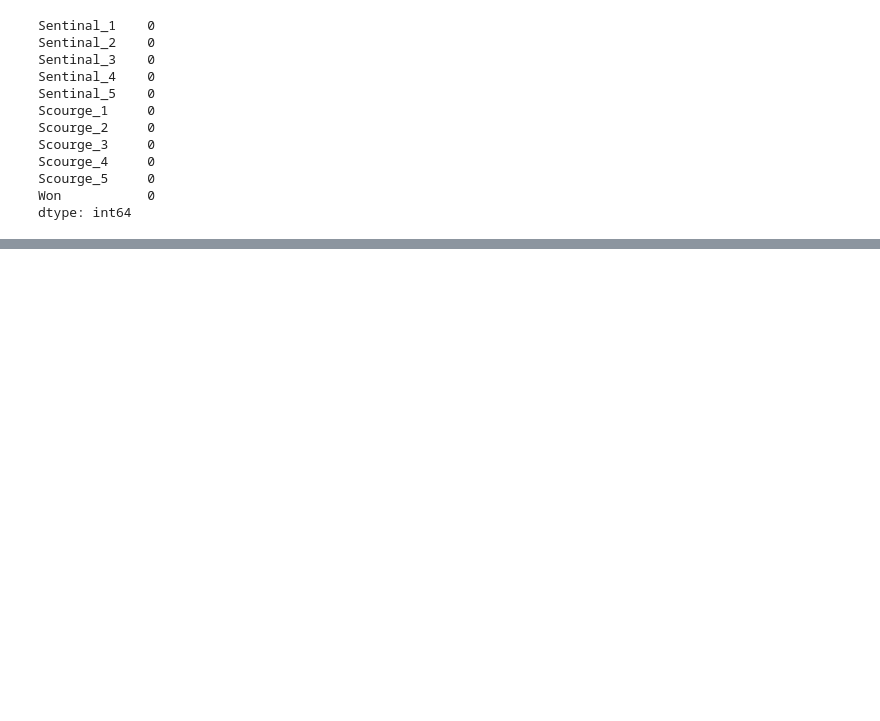
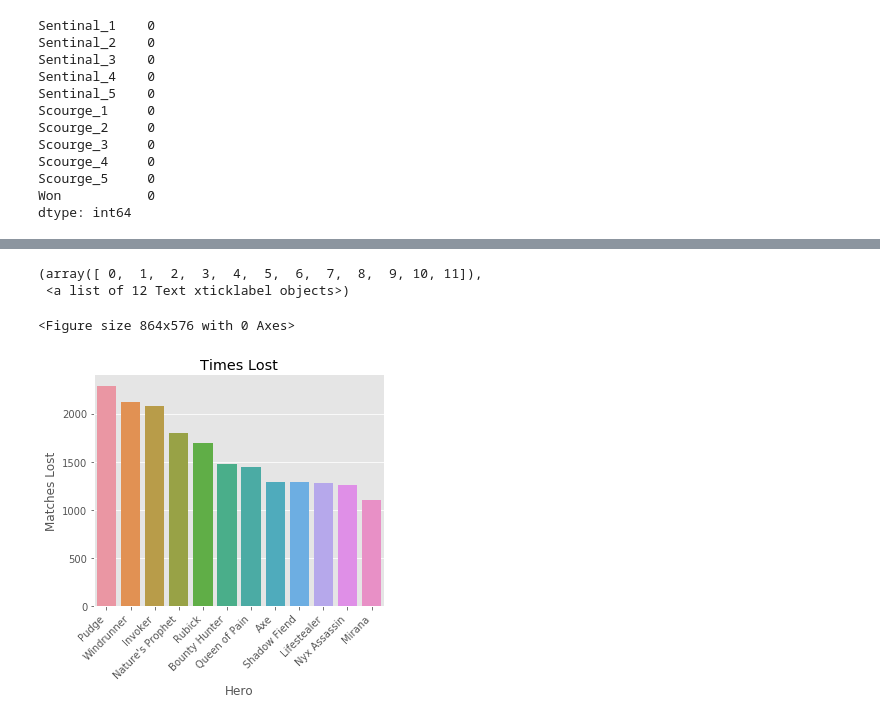
Before and after one commit to Gal-Gilor/In_Zeus_We_Trust, a Jupyter notebook: dota2_EDA.ipynb, the cells around one changed output, grey strips where cells are left out. Cells and saved outputs as stored; diff of their text form; code cells hidden in the pictures; blank space fills up the shorter version.

```diff
--- a/dota2_EDA.ipynb
+++ b/dota2_EDA.ipynb
@@ -495,0 +262,27 @@ page.findAll('a')
+# %%
+# see which heroes lost the most games
+losers_df = labeled_dummies_df.loc[labeled_dummies_df.Won == 0]
+losers_df = losers_df.drop('Won', axis=1)
+sum_lose = pd.DataFrame(losers_df.sum(), columns=["Lose"])
+
+sort_sum_lose = sum_lose.sort_values(by=['Lose'], ascending=False)
+
+sort_sum_lose = sort_sum_lose[['Lose']]
+sort_sum_lose.reset_index(inplace=True)
+sort_sum_lose.rename(columns={'index':'Hero'}, inplace=True)
+
+# for graphing purposes plot the top 12
+top12_lose = sort_sum_lose.head(12)
+
+# plot the top winners
+plt.figure(figsize=(12,8))
+sns.catplot(kind='bar', data=top12_lose, x='Hero', y='Lose')
+plt.title('Times Lost')
+plt.ylabel('Matches Lost')
+plt.xticks(rotation=45, ha='right')
+# plt.savefig('most_lost.png')
+# %% [output]
+(array([ 0,  1,  2,  3,  4,  5,  6,  7,  8,  9, 10, 11]),
+ <a list of 12 Text xticklabel objects>)
+<Figure size 864x576 with 0 Axes>
+[figure, added]
```
Also changed, not shown: parts of 41 cells of this notebook, 8 other files.
